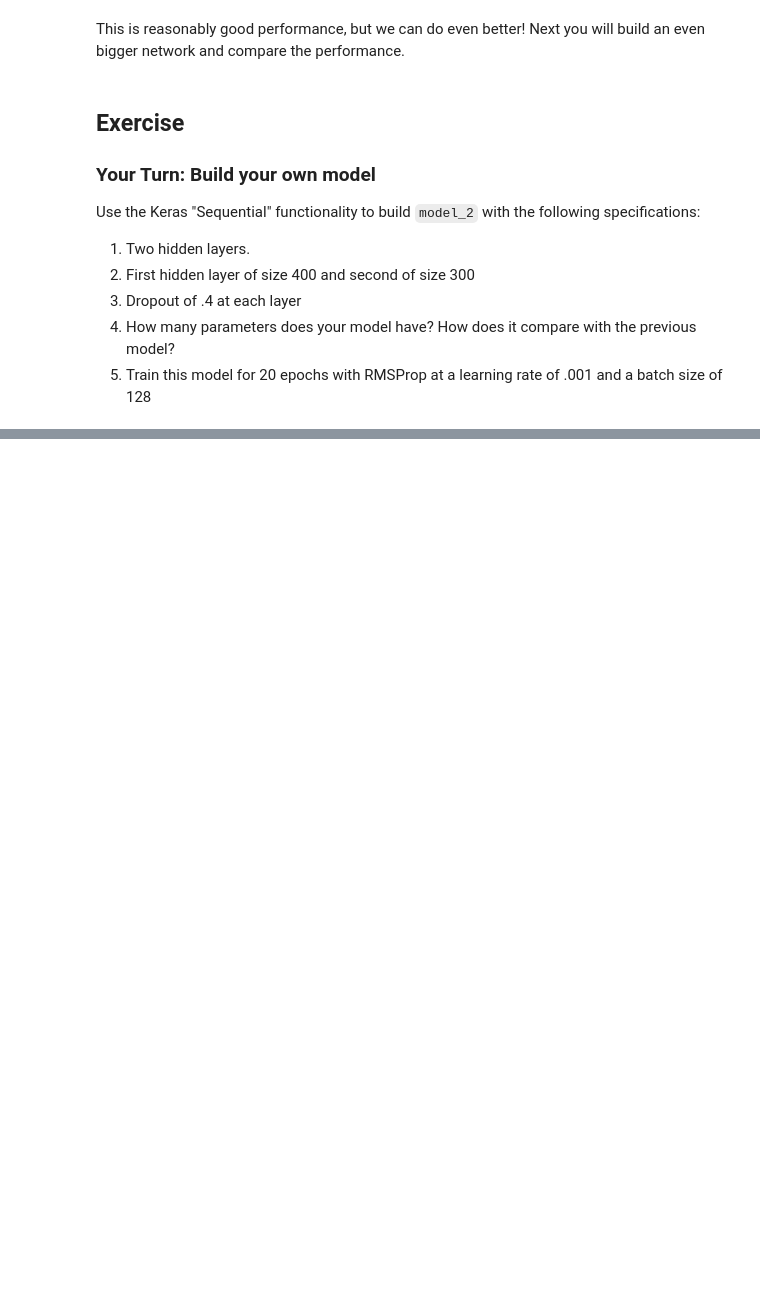
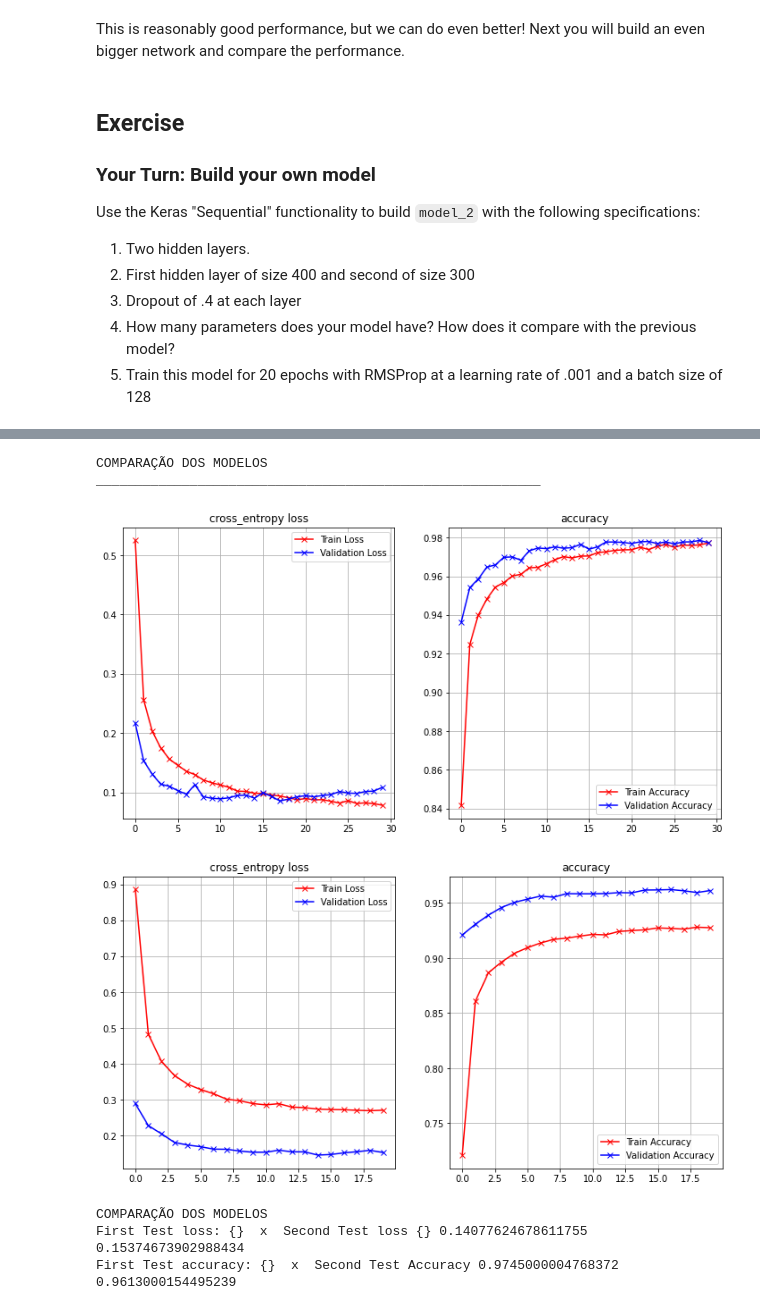
Before and after one commit to viniciusfdev/artificialInteligence, a Jupyter notebook: neuralNetwork/Keras_MNIST_HW.ipynb, the cells around one changed output, grey strips where cells are left out. Cells and saved outputs as stored; diff of their text form; code cells hidden in the pictures; blank space fills up the shorter version.

```diff
--- a/neuralNetwork/Keras_MNIST_HW.ipynb
+++ b/neuralNetwork/Keras_MNIST_HW.ipynb
@@ -205,0 +204,26 @@ Use the Keras "Sequential" functionality to build `model_2` with the following s
+# %%
+### Build your model here
+
+model_2 = Sequential()
+model_2.add(Dense(50, activation='relu', input_shape=(784,)))
+model_2.add(Dropout(0.4))
+model_2.add(Dense(38, activation='relu'))
+model_2.add(Dropout(0.4))
+model_2.add(Dense(10, activation='softmax'))
+# %%
+# Let's compile the model
+learning_rate = .001
+model_2.compile(loss='categorical_crossentropy',
+              optimizer=RMSprop(lr=learning_rate),
+              metrics=['accuracy'])
+
+# And now let's fit.
+
+batch_size = 128  # mini-batch with 128 examples
+epochs = 20
+history_2 = model_2.fit(
+    x_train, y_train,
+    batch_size=batch_size,
+    epochs=epochs,
+    verbose=1,
+    validation_data=(x_test, y_test))
@@ -205,0 +257,18 @@ Use the Keras "Sequential" functionality to build `model_2` with the following s
+# %%
+print("COMPARAÇÃO DOS MODELOS")
+plot_loss_accuracy(history_1)
+print("_________________________________________________________")
+plot_loss_accuracy(history_2)
+# %% [output]
+COMPARAÇÃO DOS MODELOS
+_________________________________________________________
+[figure, added]
+[figure, added]
+# %%
+print("COMPARAÇÃO DOS MODELOS")
+print('First Test loss: {}  x  Second Test loss {}', score_1[0], score_2[0])
+print('First Test accuracy: {}  x  Second Test Accuracy', score_1[1], score_2[1])
+# %% [output]
+COMPARAÇÃO DOS MODELOS
+First Test loss: {}  x  Second Test loss {} 0.14077624678611755 0.15374673902988434
+First Test accuracy: {}  x  Second Test Accuracy 0.9745000004768372 0.9613000154495239
```
Also changed, not shown: parts of 18 cells of this notebook, 1 other file.
